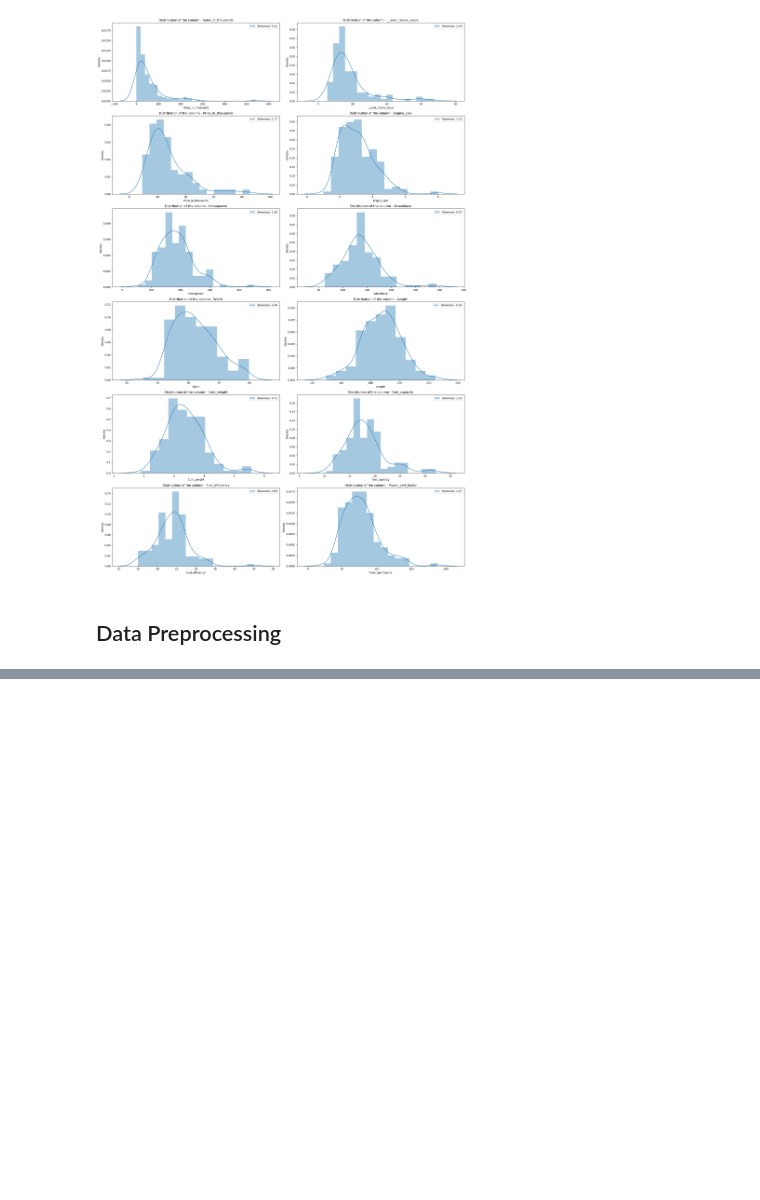
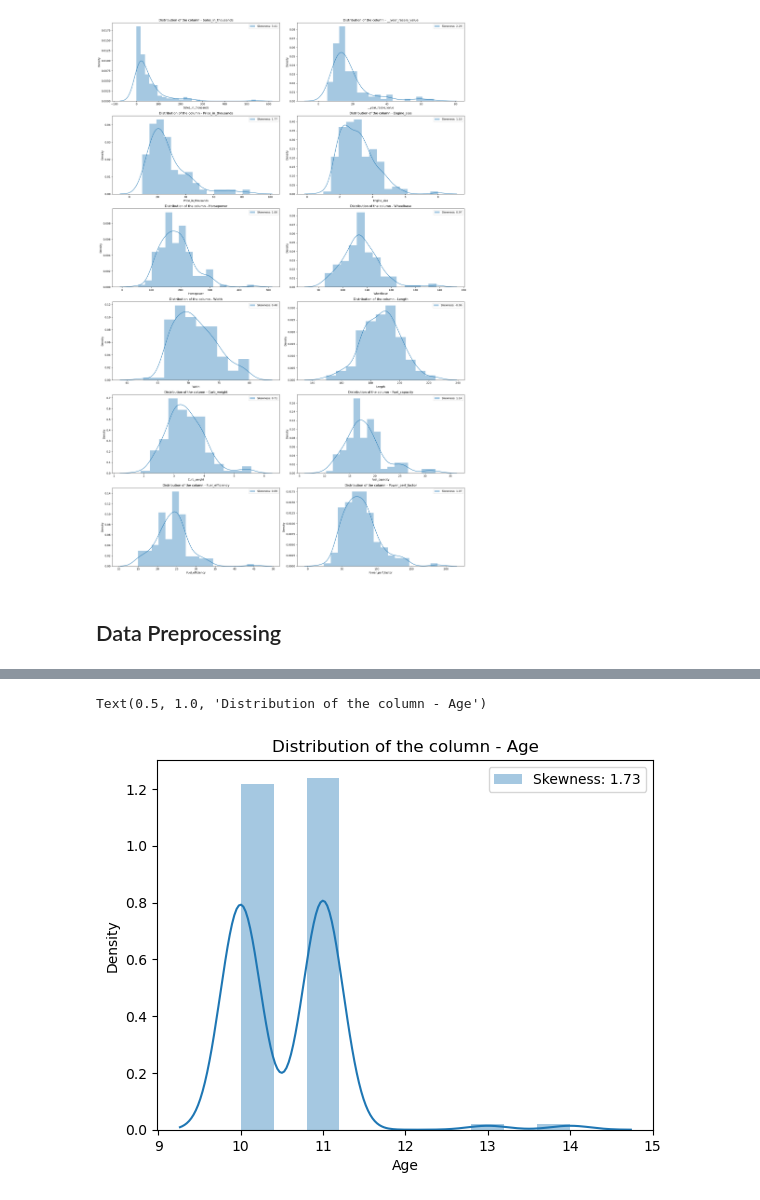
Before and after one commit to FasilHameed/CarPricePredictionMLExperiment, a Jupyter notebook: Car Sales.ipynb, the cells around one changed output, grey strips where cells are left out. Saved outputs shown, nothing was run; the diff lists cells and outputs as text; code cells hidden in the pictures; blank space fills up the shorter version.

```diff
--- a/Car Sales.ipynb
+++ b/Car Sales.ipynb
@@ -381,0 +401,3 @@ plt.show()
+# %%
+# Drop nulls
+modified_dataset=dataset.dropna(axis=0)
@@ -381,0 +429,4 @@ plt.show()
+# %%
+### Dropping the columns - Model
+modified_dataset.drop(['Model'], axis = 1, inplace = True)
+modified_dataset
@@ -381,0 +466,13 @@ plt.show()
+# %%
+### Modifying the Manufacturer column in the dataset
+
+manufacturer_data = modified_dataset['Manufacturer']
+new_manufacturer_data = []
+
+for value in manufacturer_data:
+    if value in class_1:
+        new_manufacturer_data.append(1)
+    else:
+        new_manufacturer_data.append(2)
+
+modified_dataset['Manufacturer'] = new_manufacturer_data
@@ -381,0 +499,14 @@ plt.show()
+# %%
+### Creating the Age data
+
+age_data = []
+launch_data = modified_dataset['Latest_Launch']
+
+for value in launch_data:
+    year = int(value.split('/')[-1])
+    age_data.append(2022 - year)
+
+### Adding the Age column
+
+modified_dataset['Age'] = age_data
+modified_dataset
@@ -381,0 +527,9 @@ plt.show()
+# %%
+### Understanding the distribution of the column - Age
+
+sns.distplot(modified_dataset['Age'], label = 'Skewness: %.2f'%(modified_dataset['Age'].skew()))
+plt.legend(loc = 'best')
+plt.title('Distribution of the column - Age')
+# %% [output]
+Text(0.5, 1.0, 'Distribution of the column - Age')
+[figure, added]
```
Also changed, not shown: parts of 65 cells of this notebook, 1 other file.
